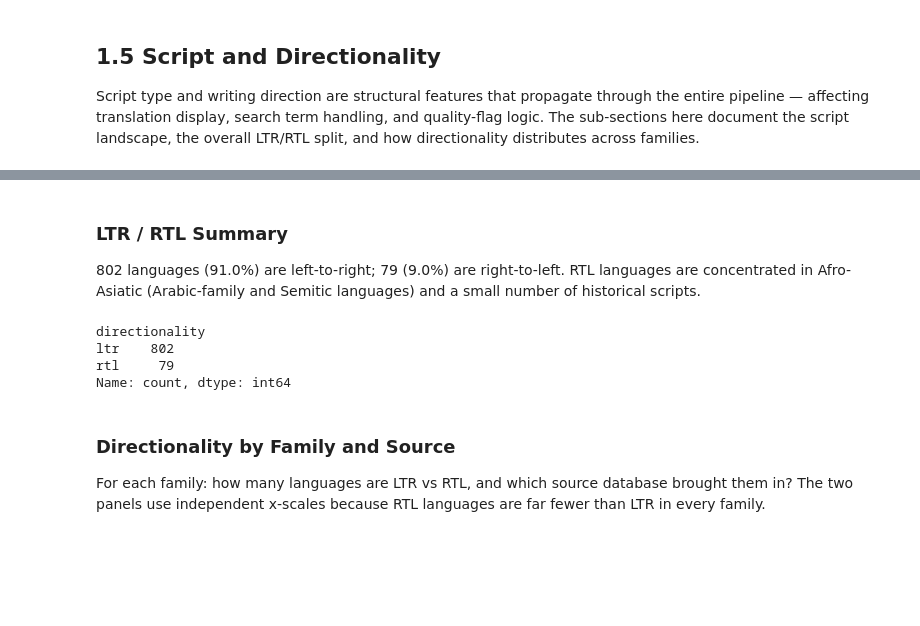
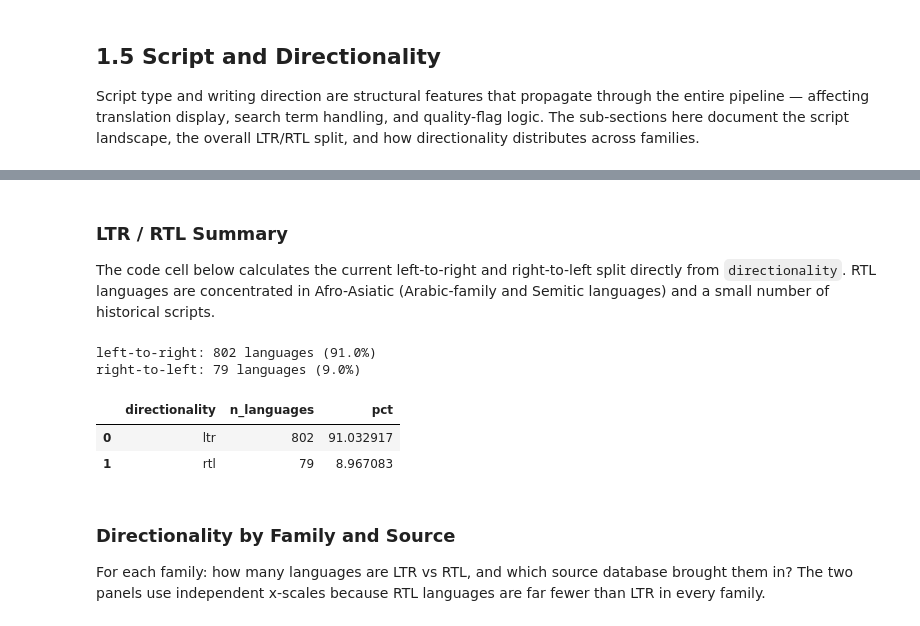
Before and after one commit to CodingDH/translation-transmogrification-pipeline, a Jupyter notebook: notebooks/01_language_exploration.ipynb, the cells around one changed output, grey strips where cells are left out. Cells and saved outputs as stored; diff of their text form; code cells hidden in the pictures; blank space fills up the shorter version.

```diff
--- a/notebooks/01_language_exploration.ipynb
+++ b/notebooks/01_language_exploration.ipynb
@@ -1754,14 +2015,29 @@ alt.Chart(script_plot).mark_bar().encode(
 # %% [markdown]
 ### LTR / RTL Summary
 
-802 languages (91.0%) are left-to-right; 79 (9.0%) are right-to-left. RTL languages are concentrated in Afro-Asiatic (Arabic-family and Semitic languages) and a small number of historical scripts.
+The code cell below calculates the current left-to-right and right-to-left split directly from `directionality`. RTL languages are concentrated in Afro-Asiatic (Arabic-family and Semitic languages) and a small number of historical scripts.
 # %%
-df.directionality.value_counts()
+direction_counts = (
+    df["directionality"]
+    .fillna("unknown")
+    .str.lower()
+    .value_counts()
+    .rename_axis("directionality")
+    .reset_index(name="n_languages")
+)
+direction_counts["pct"] = direction_counts["n_languages"] / len(df) * 100
+
+for row in direction_counts.itertuples(index=False):
+    label = {"ltr": "left-to-right", "rtl": "right-to-left"}.get(row.directionality, row.directionality)
+    print(f"{label}: {row.n_languages} languages ({row.pct:.1f}%)")
+
+direction_counts
 # %% [output]
-directionality
-ltr    802
-rtl     79
-Name: count, dtype: int64
+left-to-right: 802 languages (91.0%)
+right-to-left: 79 languages (9.0%)
+|  | directionality | n_languages | pct |
+| 0 | ltr | 802 | 91.032917 |
+| 1 | rtl | 79 | 8.967083 |
 # %% [markdown]
 ### Directionality by Family and Source
 
```
Also changed, not shown: parts of 36 cells of this notebook, 3 other files.
